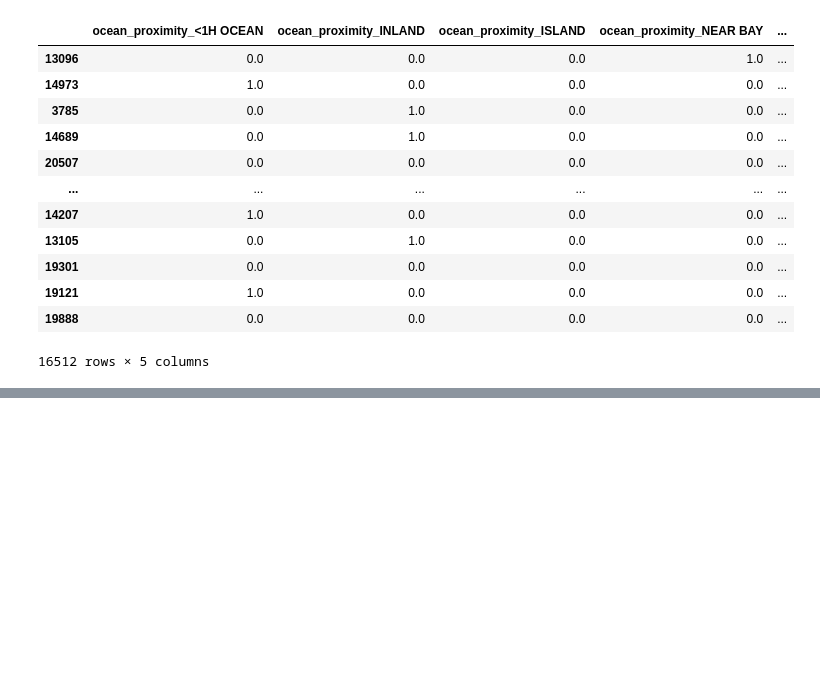
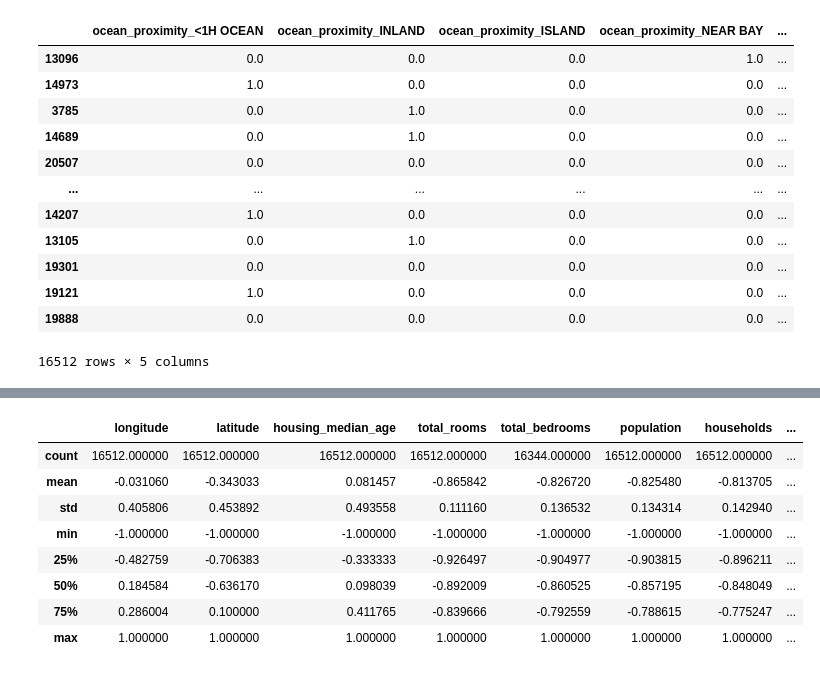
Before and after one commit to Uliana4/Machine_Learning, a Jupyter notebook: 02_pierwszy_projekt_uczenia_maszynowego.ipynb, the cells around one changed output, grey strips where cells are left out. Saved outputs shown, nothing was run; the diff lists cells and outputs as text; code cells hidden in the pictures; blank space fills up the shorter version.

```diff
--- a/02_pierwszy_projekt_uczenia_maszynowego.ipynb
+++ b/02_pierwszy_projekt_uczenia_maszynowego.ipynb
@@ -516,0 +534,12 @@ df_output
+# %%
+x_train_min_max_scaled.describe()
+# %% [output]
+|  | longitude | latitude | housing_median_age | total_rooms | total_bedrooms | population | households | ... |
+| count | 16512.000000 | 16512.000000 | 16512.000000 | 16512.000000 | 16344.000000 | 16512.000000 | 16512.000000 | ... |
+| mean | -0.031060 | -0.343033 | 0.081457 | -0.865842 | -0.826720 | -0.825480 | -0.813705 | ... |
+| std | 0.405806 | 0.453892 | 0.493558 | 0.111160 | 0.136532 | 0.134314 | 0.142940 | ... |
+| min | -1.000000 | -1.000000 | -1.000000 | -1.000000 | -1.000000 | -1.000000 | -1.000000 | ... |
+| 25% | -0.482759 | -0.706383 | -0.333333 | -0.926497 | -0.904977 | -0.903815 | -0.896211 | ... |
+| 50% | 0.184584 | -0.636170 | 0.098039 | -0.892009 | -0.860525 | -0.857195 | -0.848049 | ... |
+| 75% | 0.286004 | 0.100000 | 0.411765 | -0.839666 | -0.792559 | -0.788615 | -0.775247 | ... |
+| max | 1.000000 | 1.000000 | 1.000000 | 1.000000 | 1.000000 | 1.000000 | 1.000000 | ... |
```
Also changed, not shown: parts of 11 cells of this notebook.
